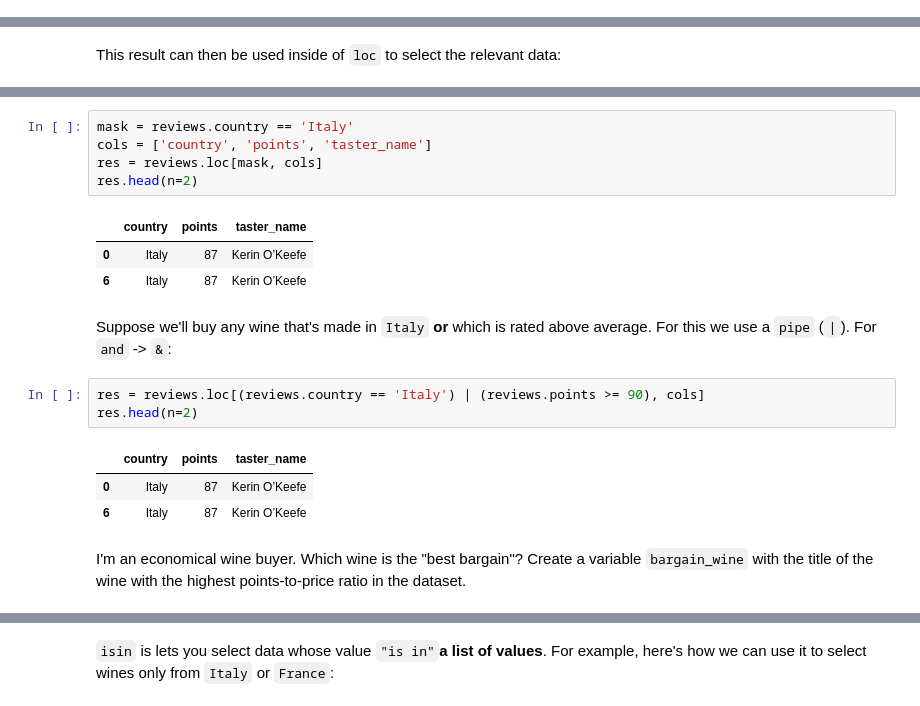
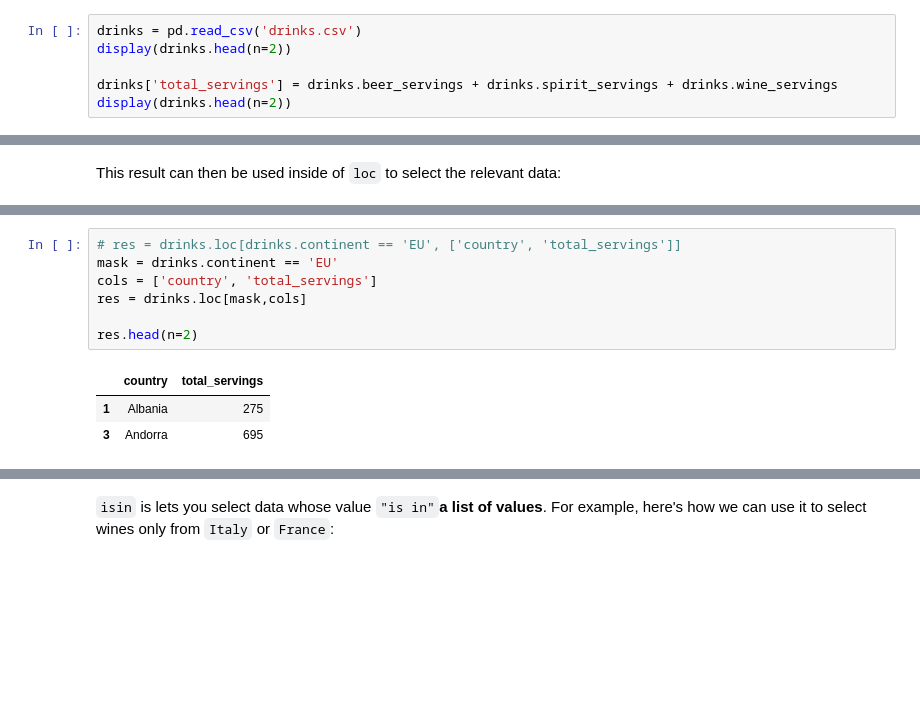
Before and after one commit to dev-SR/machine-learning, a Jupyter notebook: 01pandas/pandas.ipynb, the cells around one changed output, grey strips where cells are left out. Saved outputs shown, nothing was run; the diff lists cells and outputs as text; blank space fills up the shorter version.

```diff
--- a/01pandas/pandas.ipynb
+++ b/01pandas/pandas.ipynb
@@ -819,0 +1289,6 @@ res.head(n=2)
+# %%
+drinks = pd.read_csv('drinks.csv')
+display(drinks.head(n=2))
+
+drinks['total_servings'] = drinks.beer_servings + drinks.spirit_servings + drinks.wine_servings
+display(drinks.head(n=2))
@@ -829,20 +1350,11 @@ res.head(n=2)
 # %%
-mask = reviews.country == 'Italy'
-cols = ['country', 'points', 'taster_name']
-res = reviews.loc[mask, cols]
+# res = drinks.loc[drinks.continent == 'EU', ['country', 'total_servings']]
+mask = drinks.continent == 'EU'
+cols = ['country', 'total_servings']
+res = drinks.loc[mask,cols]
+
 res.head(n=2)
 # %% [output]
-|  | country | points | taster_name |
-| 0 | Italy | 87 | Kerin O’Keefe |
-| 6 | Italy | 87 | Kerin O’Keefe |
+|  | country | total_servings |
+| 1 | Albania | 275 |
+| 3 | Andorra | 695 |
-# %% [markdown]
-Suppose we'll buy any wine that's made in `Italy` **or** which is rated above average. For this we use a `pipe` (`|`). For `and` -> `&`:
-# %%
-res = reviews.loc[(reviews.country == 'Italy') | (reviews.points >= 90), cols]
-res.head(n=2)
-# %% [output]
-|  | country | points | taster_name |
-| 0 | Italy | 87 | Kerin O’Keefe |
-| 6 | Italy | 87 | Kerin O’Keefe |
-# %% [markdown]
-I'm an economical wine buyer. Which wine is the "best bargain"? Create a variable `bargain_wine` with the title of the wine with the highest points-to-price ratio in the dataset.
```
Also changed, not shown: parts of 315 cells of this notebook, 2 other files.
